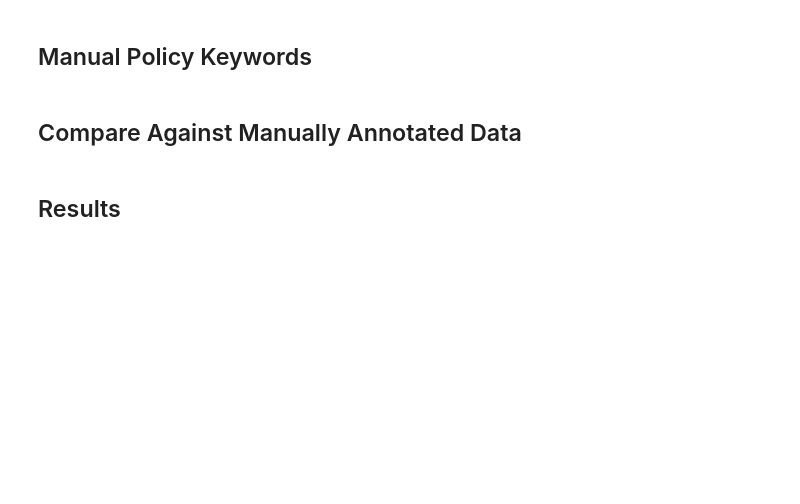
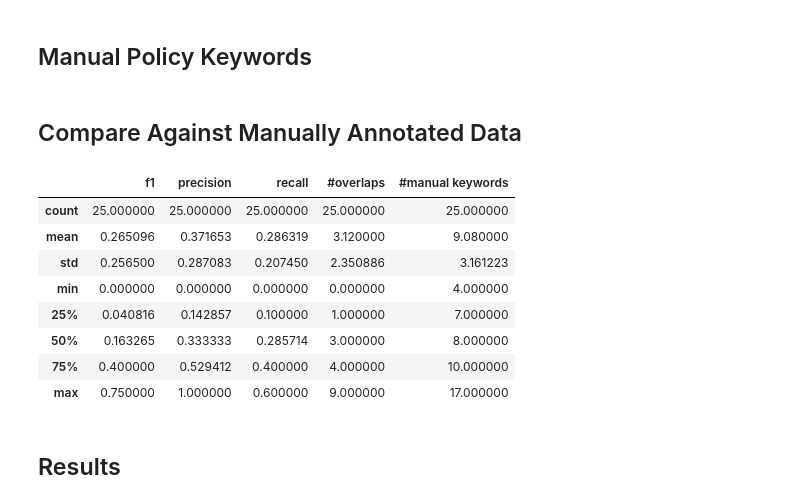
Before and after one commit to LukasEder1/CKE-Evaluation, a Jupyter notebook: CreateKeywordCollections.ipynb, the cells around one changed output. Drawn from its saved outputs; the diff is of its cells as text; code cells hidden in the pictures; blank space fills up the shorter version.

```diff
--- a/CreateKeywordCollections.ipynb
+++ b/CreateKeywordCollections.ipynb
@@ -458,3 +457,15 @@ def evaluate_manual(manual, compare="pipeline", typ="manual", path = "Dataframes
                                  '#manual keywords': num_manual})
 
     return summary_frame
+# %%
+display(evaluate_manual(manual, compare="pipeline", typ=f"standard").drop("site_id", axis=1).describe())
+# %% [output]
+|  | f1 | precision | recall | #overlaps | #manual keywords |
+| count | 25.000000 | 25.000000 | 25.000000 | 25.000000 | 25.000000 |
+| mean | 0.265096 | 0.371653 | 0.286319 | 3.120000 | 9.080000 |
+| std | 0.256500 | 0.287083 | 0.207450 | 2.350886 | 3.161223 |
+| min | 0.000000 | 0.000000 | 0.000000 | 0.000000 | 4.000000 |
+| 25% | 0.040816 | 0.142857 | 0.100000 | 1.000000 | 7.000000 |
+| 50% | 0.163265 | 0.333333 | 0.285714 | 3.000000 | 8.000000 |
+| 75% | 0.400000 | 0.529412 | 0.400000 | 4.000000 | 10.000000 |
+| max | 0.750000 | 1.000000 | 0.600000 | 9.000000 | 17.000000 |
```
Also changed, not shown: parts of 12 cells of this notebook.
